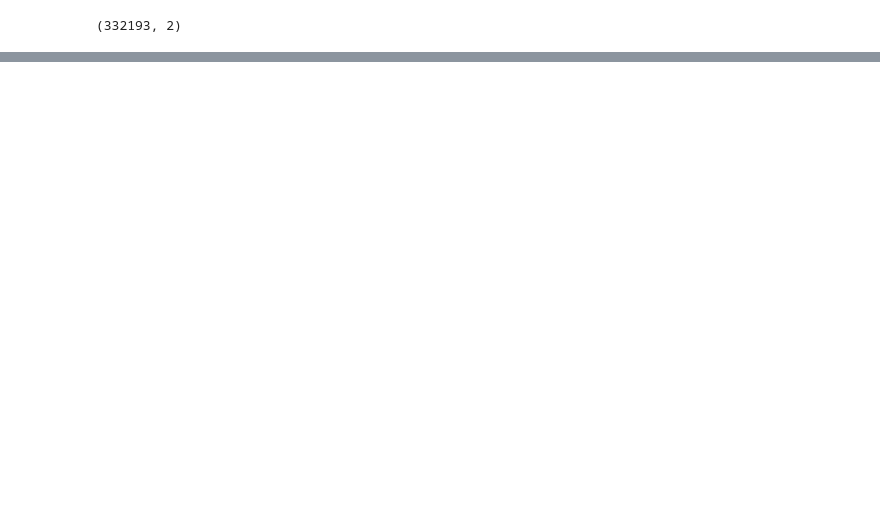
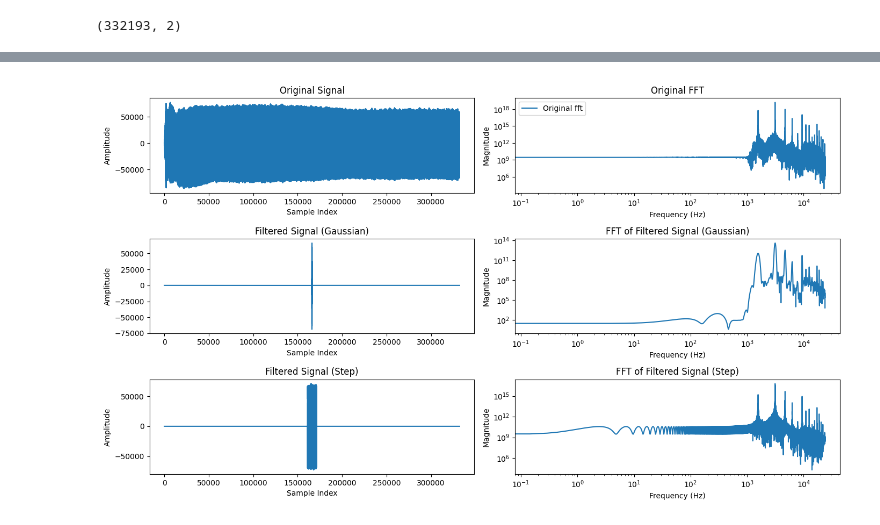
Before and after one commit to Lvetto/lmd_organo, a Jupyter notebook: Organ.ipynb, the cells around one changed output, grey strips where cells are left out. Saved outputs shown, nothing was run; the diff lists cells and outputs as text; code cells hidden in the pictures; blank space fills up the shorter version.

```diff
--- a/Organ.ipynb
+++ b/Organ.ipynb
@@ -72,0 +17,78 @@ plt.show()
+# %%
+data = chanel1
+
+N = len(data)
+n = np.arange(N)
+
+window_size_gauss_fine = 200#round(N*0.03)
+window_size_gauss_coarse = round(N*0.6)
+window_size_step = round(N*0.03)
+
+gaussian_window_fine = np.exp(-0.5 * ((n - N/2) / (window_size_gauss_fine/2))**2)
+step_window = np.zeros(N)
+step_window[N // 2 - window_size_step // 2:N // 2 + window_size_step//2] = 1
+
+filtered_data_gauss = gaussian_window_fine * data
+filtered_data_step = step_window * data
+
+fft_data = sp.fft.rfft(data)
+frequencies = sp.fft.rfftfreq(N, d=1/rate)
+
+fft_filtered_data_gauss = sp.fft.rfft(filtered_data_gauss)
+frequencies_filtered_gauss = sp.fft.rfftfreq(N, d=1/rate)
+
+fft_filtered_data_step = sp.fft.rfft(filtered_data_step)
+frequencies_filtered_step = sp.fft.rfftfreq(N, d=1/rate)
+
+plt.figure(figsize=(14, 8))
+
+plt.subplot(3,2,1)
+
+plt.plot(n, data, label='Original Signal')
+plt.title('Original Signal')
+plt.xlabel('Sample Index')
+plt.ylabel('Amplitude')
+
+plt.subplot(3,2,2)
+
+plt.plot(frequencies, np.abs(fft_data)**2, label='Original fft')
+plt.xscale('log')
+plt.yscale('log')
+plt.title('Original FFT')
+plt.xlabel('Frequency (Hz)')
+plt.ylabel('Magnitude')
+plt.legend()
+
+plt.subplot(3,2,3)
+plt.plot(n, filtered_data_gauss, label='Filtered Signal (Gaussian)')
+plt.title('Filtered Signal (Gaussian)')
+plt.xlabel('Sample Index')
+plt.ylabel('Amplitude')
+
+plt.subplot(3,2,4)
+plt.plot(frequencies_filtered_gauss, np.abs(fft_filtered_data_gauss)**2, label='FFT of Filtered Signal (Gaussian)')
+plt.xscale('log')
+plt.yscale('log')
+plt.title('FFT of Filtered Signal (Gaussian)')
+plt.xlabel('Frequency (Hz)')
+plt.ylabel('Magnitude')
+
+plt.subplot(3,2,5)
+plt.plot(n, filtered_data_step, label='Filtered Signal (Step)')
+plt.title('Filtered Signal (Step)')
+plt.xlabel('Sample Index')
+plt.ylabel('Amplitude')
+
+plt.subplot(3,2,6)
+plt.plot(frequencies_filtered_step, np.abs(fft_filtered_data_step)**2, label='FFT of Filtered Signal (Step)')
+plt.xscale('log')
+plt.yscale('log')
+plt.title('FFT of Filtered Signal (Step)')
+plt.xlabel('Frequency (Hz)')
+plt.ylabel('Magnitude')
+
+
+plt.tight_layout()
+plt.show()
+# %% [output]
+[figure, added]
```
Also changed, not shown: parts of 4 cells of this notebook, 1 other file.
